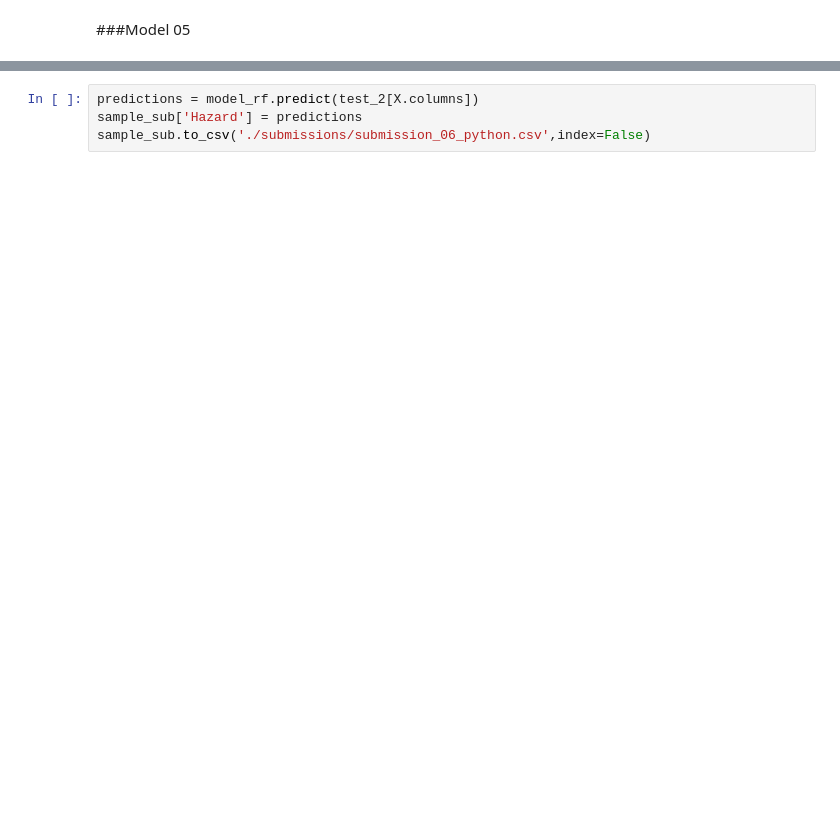
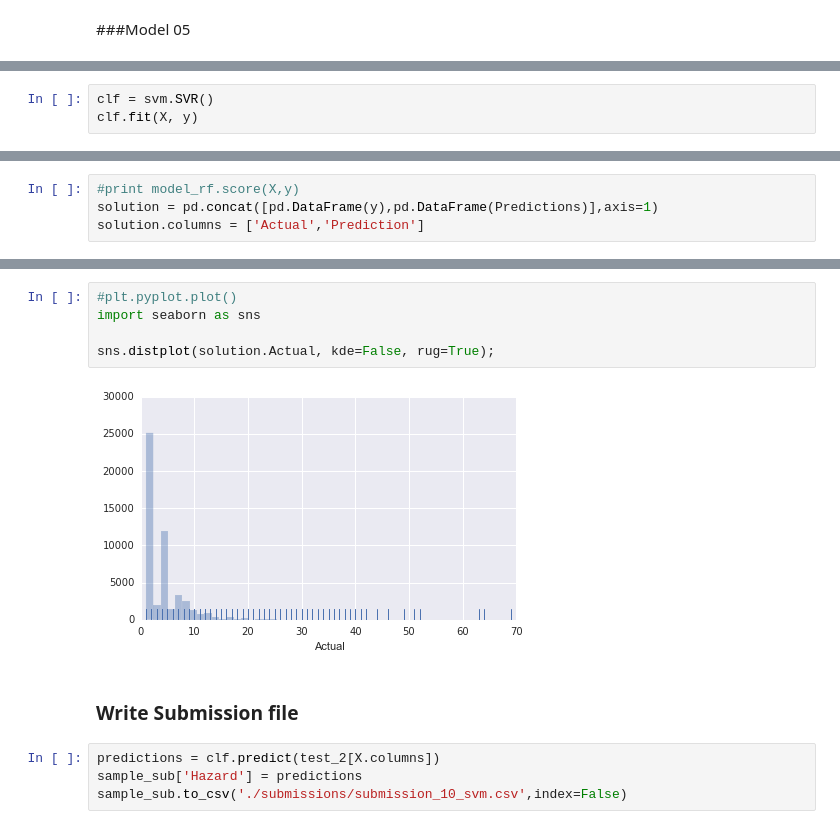
Before and after one commit to 4n4kin/Kaggle, a Jupyter notebook: LibertyMutual/LibertyMutual.ipynb, the cells around one changed output, grey strips where cells are left out. Cells and saved outputs as stored; diff of their text form; blank space fills up the shorter version.

```diff
--- a/LibertyMutual/LibertyMutual.ipynb
+++ b/LibertyMutual/LibertyMutual.ipynb
@@ -60,0 +102,3 @@ model_rf.score(X,y)
+# %%
+clf = svm.SVR()
+clf.fit(X, y)
@@ -60,0 +110,4 @@ model_rf.score(X,y)
+# %%
+#print model_rf.score(X,y)
+solution = pd.concat([pd.DataFrame(y),pd.DataFrame(Predictions)],axis=1)
+solution.columns = ['Actual','Prediction']
@@ -61,4 +152,13 @@ model_rf.score(X,y)
+# %%
+#plt.pyplot.plot()
+import seaborn as sns
+
+sns.distplot(solution.Actual, kde=False, rug=True);
+# %% [output]
+[figure, added]
+# %% [markdown]
+### Write Submission file
 # %%
-predictions = model_rf.predict(test_2[X.columns])
+predictions = clf.predict(test_2[X.columns])
 sample_sub['Hazard'] = predictions
-sample_sub.to_csv('./submissions/submission_06_python.csv',index=False)
+sample_sub.to_csv('./submissions/submission_10_svm.csv',index=False)
```
Also changed, not shown: parts of 22 cells of this notebook.
